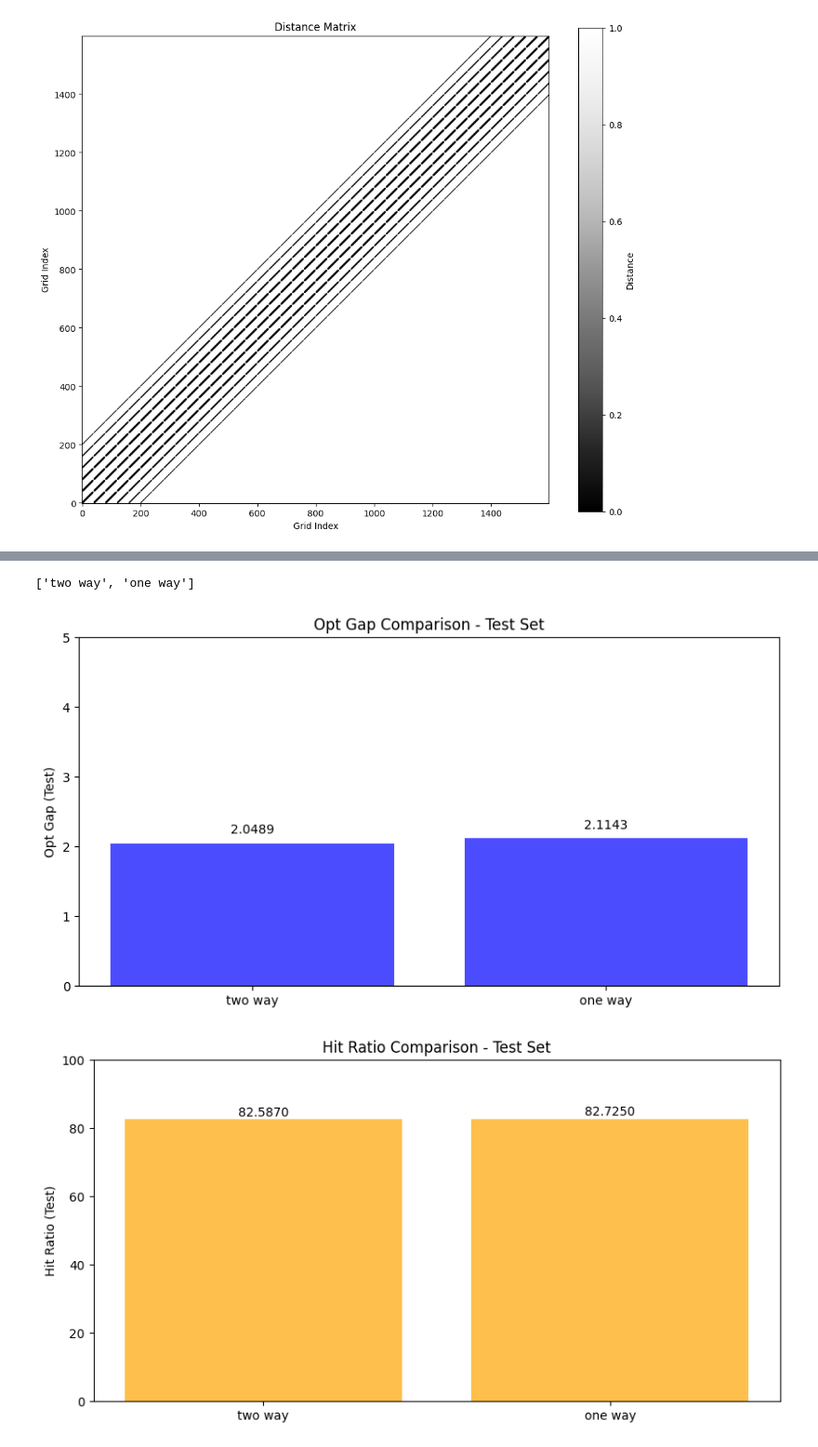
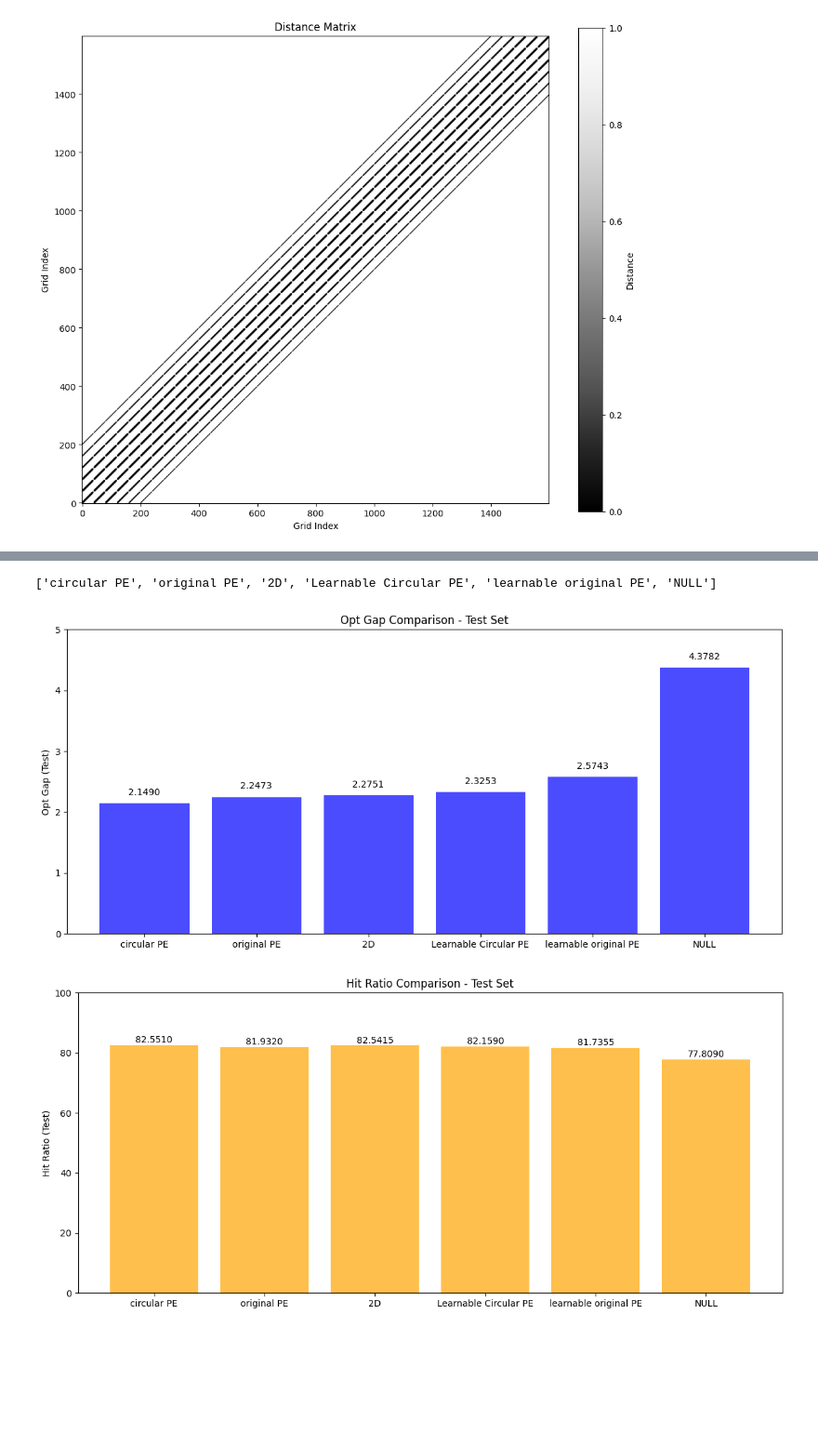
Before and after one commit to Giventicket/GridFormer, a Jupyter notebook: test.ipynb, the cells around one changed output, grey strips where cells are left out. Shown at 93% size. Saved outputs shown, nothing was run; the diff lists cells and outputs as text; code cells hidden in the pictures; blank space fills up the shorter version.

```diff
--- a/test.ipynb
+++ b/test.ipynb
@@ -725,39 +703,39 @@ plt.show()
 # %%
 import matplotlib.pyplot as plt
 import numpy as np
 
-experiments = ['one way', "two way"]
-opt_gap_test = [ 2.1143, 2.0489 ]
-hit_ratio_test = [ 82.7250, 82.587 ]
+experiments = [ "circular PE", "Learnable Circular PE", "learnable original PE", "original PE",  "NULL", "2D" ]
+opt_gap_test = [     2.1490, 2.3253, 2.5743, 2.24732, 4.3782, 2.2751   ]
+hit_ratio_test = [     82.551, 82.159, 81.7355, 81.932, 77.809, 82.5415   ]
 
 sorted_experiments = [exp for _, exp in sorted(zip(opt_gap_test, experiments))]
 sorted_opt_gap_test = sorted(opt_gap_test)
 sorted_hit_ratio_test = [hit_ratio_test[experiments.index(exp)] for exp in sorted_experiments]
 print(sorted_experiments)
 
 # 그래프 생성 (Opt Gap)
-plt.figure(figsize=(10, 5))
+plt.figure(figsize=(14, 6))
 plt.bar(sorted_experiments, sorted_opt_gap_test, color='blue', alpha=0.7)
 plt.ylabel('Opt Gap (Test)')
 plt.title('Opt Gap Comparison - Test Set')
 plt.ylim(0, 5)  # 수치에 따라 적절히 조절
 for i, v in enumerate(sorted_opt_gap_test):
     plt.text(i, v + 0.1, f'{v:.4f}', color='black', ha='center', va='bottom')
 plt.show()
 
 # 그래프 생성 (Hit Ratio)
-plt.figure(figsize=(10, 5))
+plt.figure(figsize=(14, 6))
 plt.bar(sorted_experiments, sorted_hit_ratio_test, color='orange', alpha=0.7)
 plt.ylabel('Hit Ratio (Test)')
 plt.title('Hit Ratio Comparison - Test Set')
 plt.ylim(0, 100)  # 수치에 따라 적절히 조절
 for i, v in enumerate(sorted_hit_ratio_test):
     plt.text(i, v + 0.1, f'{v:.4f}', color='black', ha='center', va='bottom')
 plt.show()
 # %% [output]
-['two way', 'one way']
+['circular PE', 'original PE', '2D', 'Learnable Circular PE', 'learnable original PE', 'NULL']
-[figure, old version]
+[figure, new version]
-[figure, old version]
+[figure, new version]
 # %%
 from collections import deque
 import random
```
Also changed, not shown: parts of 5 cells of this notebook, 8 other files.
